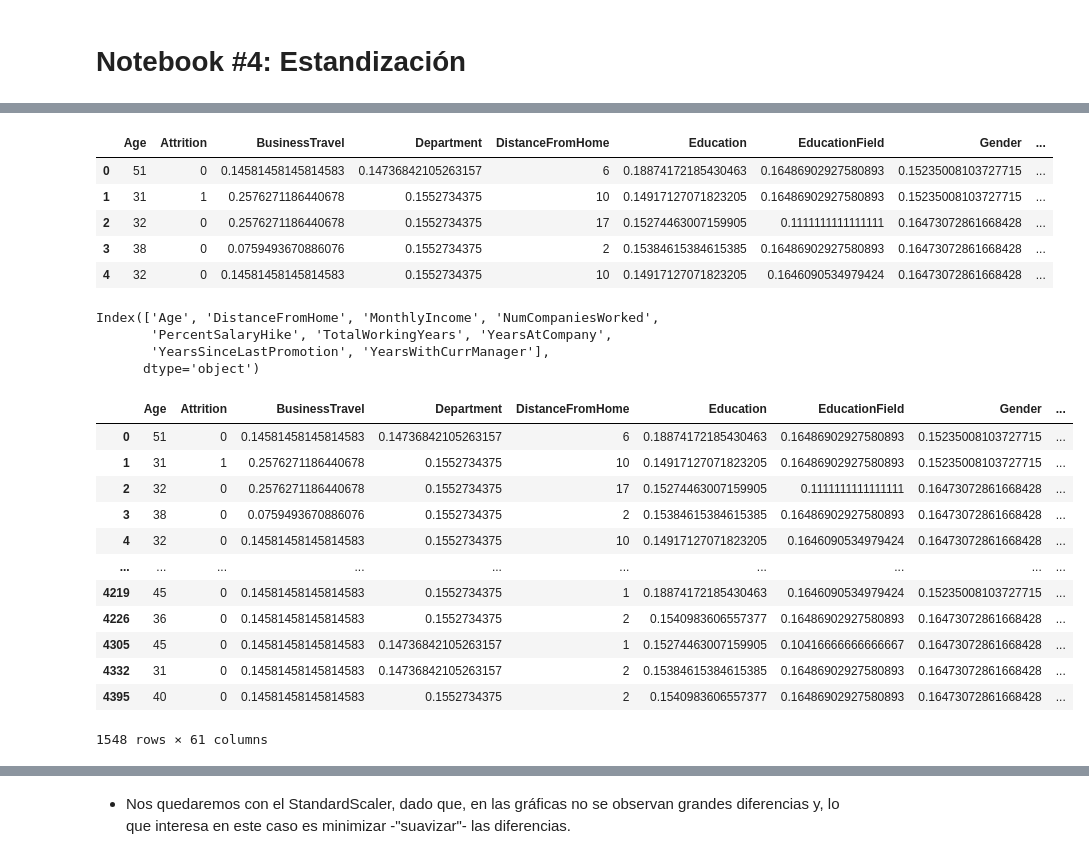
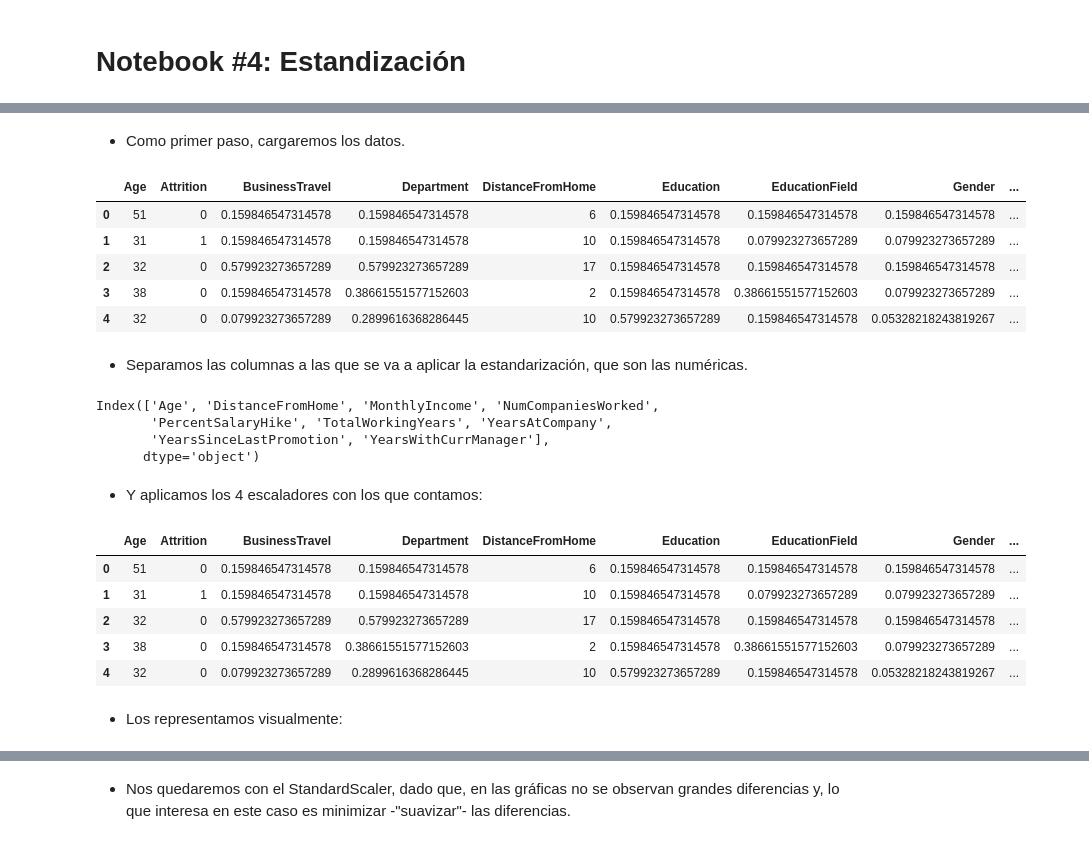
Before and after one commit to davfranco1/Proyecto8-PrediccionRetencionEmpleados, a Jupyter notebook: notebooks/modelo4/4-4_Estandarización.ipynb, the cells around one changed output, grey strips where cells are left out. Drawn from its saved outputs; the diff is of its cells as text; code cells hidden in the pictures.

```diff
--- a/notebooks/modelo4/4-4_Estandarización.ipynb
+++ b/notebooks/modelo4/4-4_Estandarización.ipynb
@@ -30,13 +27,17 @@ The autoreload extension is already loaded. To reload it, use:
+# %% [markdown]
+- Como primer paso, cargaremos los datos.
 # %%
-df = pd.read_pickle('../../datos/pickles_transformados/modelo3/df_sinoutliers.pkl')
+df = pd.read_pickle('../../datos/pickles_transformados/modelo4/df_sinoutliers.pkl')
 df.head()
 # %% [output]
 |  | Age | Attrition | BusinessTravel | Department | DistanceFromHome | Education | EducationField | Gender | ... |
-| 0 | 51 | 0 | 0.14581458145814583 | 0.14736842105263157 | 6 | 0.18874172185430463 | 0.16486902927580893 | 0.15235008103727715 | ... |
-| 1 | 31 | 1 | 0.2576271186440678 | 0.1552734375 | 10 | 0.14917127071823205 | 0.16486902927580893 | 0.15235008103727715 | ... |
-| 2 | 32 | 0 | 0.2576271186440678 | 0.1552734375 | 17 | 0.15274463007159905 | 0.1111111111111111 | 0.16473072861668428 | ... |
-| 3 | 38 | 0 | 0.0759493670886076 | 0.1552734375 | 2 | 0.15384615384615385 | 0.16486902927580893 | 0.16473072861668428 | ... |
-| 4 | 32 | 0 | 0.14581458145814583 | 0.1552734375 | 10 | 0.14917127071823205 | 0.1646090534979424 | 0.16473072861668428 | ... |
+| 0 | 51 | 0 | 0.159846547314578 | 0.159846547314578 | 6 | 0.159846547314578 | 0.159846547314578 | 0.159846547314578 | ... |
+| 1 | 31 | 1 | 0.159846547314578 | 0.159846547314578 | 10 | 0.159846547314578 | 0.079923273657289 | 0.079923273657289 | ... |
+| 2 | 32 | 0 | 0.579923273657289 | 0.579923273657289 | 17 | 0.159846547314578 | 0.159846547314578 | 0.159846547314578 | ... |
+| 3 | 38 | 0 | 0.159846547314578 | 0.38661551577152603 | 2 | 0.159846547314578 | 0.38661551577152603 | 0.079923273657289 | ... |
+| 4 | 32 | 0 | 0.079923273657289 | 0.2899616368286445 | 10 | 0.579923273657289 | 0.159846547314578 | 0.05328218243819267 | ... |
+# %% [markdown]
+- Separamos las columnas a las que se va a aplicar la estandarización, que son las numéricas.
 # %%
 col_numericas = df.select_dtypes(include=np.number).columns
 col_numericas
@@ -45,26 +46,23 @@ Index(['Age', 'DistanceFromHome', 'MonthlyIncome', 'NumCompaniesWorked',
        'PercentSalaryHike', 'TotalWorkingYears', 'YearsAtCompany',
        'YearsSinceLastPromotion', 'YearsWithCurrManager'],
       dtype='object')
+# %% [markdown]
+- Y aplicamos los 4 escaladores con los que contamos:
 # %%
 df_escaladores_graf = ss.aplicar_escaladores(df, ['Age', 'DistanceFromHome', 'MonthlyIncome', 'NumCompaniesWorked',
        'PercentSalaryHike', 'TotalWorkingYears', 'YearsAtCompany',
        'YearsSinceLastPromotion', 'YearsWithCurrManager'], [RobustScaler(), MinMaxScaler(), StandardScaler(), Normalizer()])
 # %%
-df_escaladores_graf
+df_escaladores_graf.head(5)
 # %% [output]
 |  | Age | Attrition | BusinessTravel | Department | DistanceFromHome | Education | EducationField | Gender | ... |
-| 0 | 51 | 0 | 0.14581458145814583 | 0.14736842105263157 | 6 | 0.18874172185430463 | 0.16486902927580893 | 0.15235008103727715 | ... |
-| 1 | 31 | 1 | 0.2576271186440678 | 0.1552734375 | 10 | 0.14917127071823205 | 0.16486902927580893 | 0.15235008103727715 | ... |
-| 2 | 32 | 0 | 0.2576271186440678 | 0.1552734375 | 17 | 0.15274463007159905 | 0.1111111111111111 | 0.16473072861668428 | ... |
-| 3 | 38 | 0 | 0.0759493670886076 | 0.1552734375 | 2 | 0.15384615384615385 | 0.16486902927580893 | 0.16473072861668428 | ... |
-| 4 | 32 | 0 | 0.14581458145814583 | 0.1552734375 | 10 | 0.14917127071823205 | 0.1646090534979424 | 0.16473072861668428 | ... |
-| ... | ... | ... | ... | ... | ... | ... | ... | ... | ... |
-| 4219 | 45 | 0 | 0.14581458145814583 | 0.1552734375 | 1 | 0.18874172185430463 | 0.1646090534979424 | 0.15235008103727715 | ... |
-| 4226 | 36 | 0 | 0.14581458145814583 | 0.1552734375 | 2 | 0.1540983606557377 | 0.16486902927580893 | 0.16473072861668428 | ... |
-| 4305 | 45 | 0 | 0.14581458145814583 | 0.14736842105263157 | 1 | 0.15274463007159905 | 0.10416666666666667 | 0.16473072861668428 | ... |
-| 4332 | 31 | 0 | 0.14581458145814583 | 0.14736842105263157 | 2 | 0.15384615384615385 | 0.16486902927580893 | 0.16473072861668428 | ... |
-| 4395 | 40 | 0 | 0.14581458145814583 | 0.1552734375 | 2 | 0.1540983606557377 | 0.16486902927580893 | 0.16473072861668428 | ... |
+| 0 | 51 | 0 | 0.159846547314578 | 0.159846547314578 | 6 | 0.159846547314578 | 0.159846547314578 | 0.159846547314578 | ... |
+| 1 | 31 | 1 | 0.159846547314578 | 0.159846547314578 | 10 | 0.159846547314578 | 0.079923273657289 | 0.079923273657289 | ... |
+| 2 | 32 | 0 | 0.579923273657289 | 0.579923273657289 | 17 | 0.159846547314578 | 0.159846547314578 | 0.159846547314578 | ... |
+| 3 | 38 | 0 | 0.159846547314578 | 0.38661551577152603 | 2 | 0.159846547314578 | 0.38661551577152603 | 0.079923273657289 | ... |
+| 4 | 32 | 0 | 0.079923273657289 | 0.2899616368286445 | 10 | 0.579923273657289 | 0.159846547314578 | 0.05328218243819267 | ... |
-1548 rows × 61 columns
+# %% [markdown]
+- Los representamos visualmente:
 # %%
 ss.graficar_escaladores(df_escaladores_graf, ['Age', 'DistanceFromHome', 'MonthlyIncome', 'NumCompaniesWorked',
        'PercentSalaryHike', 'TotalWorkingYears', 'YearsAtCompany',
```
Also changed, not shown: parts of 15 cells of this notebook, 30 other files.
